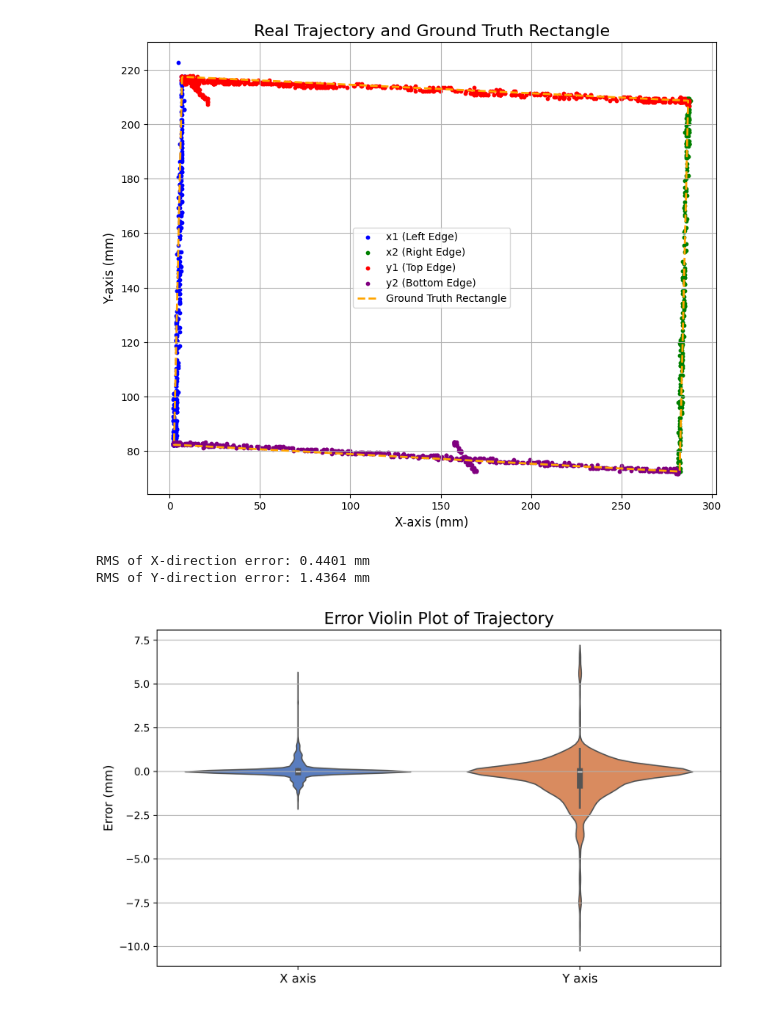
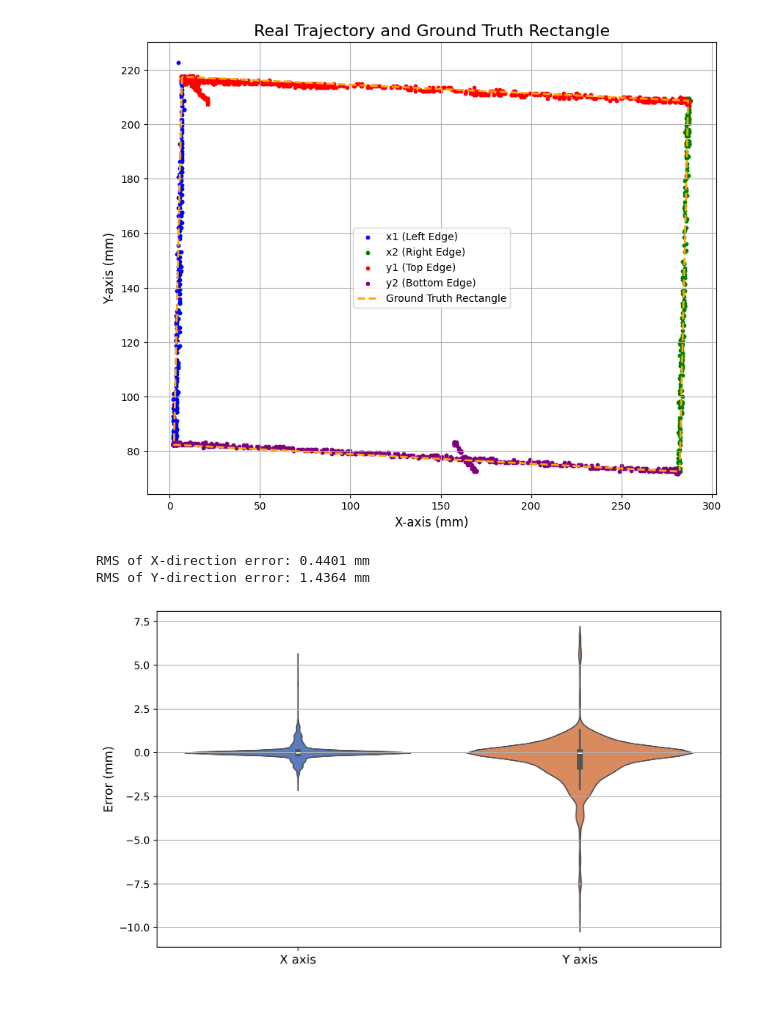
Before and after one commit to cwdao/data_processing_for_scum_papers, a Jupyter notebook: scm.paper.error.violin.ipynb, the cells around one changed output. Cells and saved outputs as stored; diff of their text form; code cells hidden in the pictures.

Commit message:
remove title of scum tracking fig

```diff
--- a/scm.paper.error.violin.ipynb
+++ b/scm.paper.error.violin.ipynb
@@ -113,32 +113,32 @@ def calculate_errors(points_x, points_y, rect_x, rect_y,i):
 
 # 计算所有轨迹的误差
 a_error_x,a_error_y = calculate_errors(ax_points, ay_points, rectangle_x, rectangle_y,0)
 b_error_x,b_error_y = calculate_errors(bx_points, by_points, rectangle_x, rectangle_y,2)
 c_error_x,c_error_y = calculate_errors(cx_points, cy_points, rectangle_x, rectangle_y,3)
 d_error_x,d_error_y = calculate_errors(dx_points, dy_points, rectangle_x, rectangle_y,1)
 
 # 合并所有误差
 x_error = a_error_x + b_error_x + c_error_x + d_error_x  # X 方向误差
 y_error = a_error_y + b_error_y + c_error_y + d_error_y  # Y 方向误差
 
 # 计算 RMS 值
 x_rms = np.sqrt(np.mean(np.array(x_error) ** 2))
 y_rms = np.sqrt(np.mean(np.array(y_error) ** 2))
 
 print(f"RMS of X-direction error: {x_rms:.4f} mm")
 print(f"RMS of Y-direction error: {y_rms:.4f} mm")
 
 # 绘制小提琴图
 plt.figure(figsize=(10, 6),dpi=300)
 # sns.violinplot(data=[a_error_x, a_error_y,b_error_x, b_error_y, c_error_x, c_error_y, d_error_x, d_error_y], palette="muted", inner="box")
 # plt.xticks([0, 1, 2, 3,4,5,6,7], ['a_error_x', 'a_error_y', 'b_error_x', 'b_error_y', 'c_error_x', 'c_error_y', 'd_error_x', 'd_error_y'], fontsize=12)
 sns.violinplot(data=[x_error, y_error,], palette="muted", inner="box")
 plt.xticks([0, 1], ['X axis', 'Y axis'], fontsize=12)
-plt.title('Error Violin Plot of Trajectory', fontsize=16)
+# plt.title('Error Violin Plot of Trajectory', fontsize=16)
 plt.ylabel('Error (mm)', fontsize=12)
 plt.grid(axis='y')
 plt.show()
 # %% [output]
 RMS of X-direction error: 0.4401 mm
 RMS of Y-direction error: 1.4364 mm
-[figure, old version]
+[figure, new version]
```
Also changed, not shown: 1 other file.
